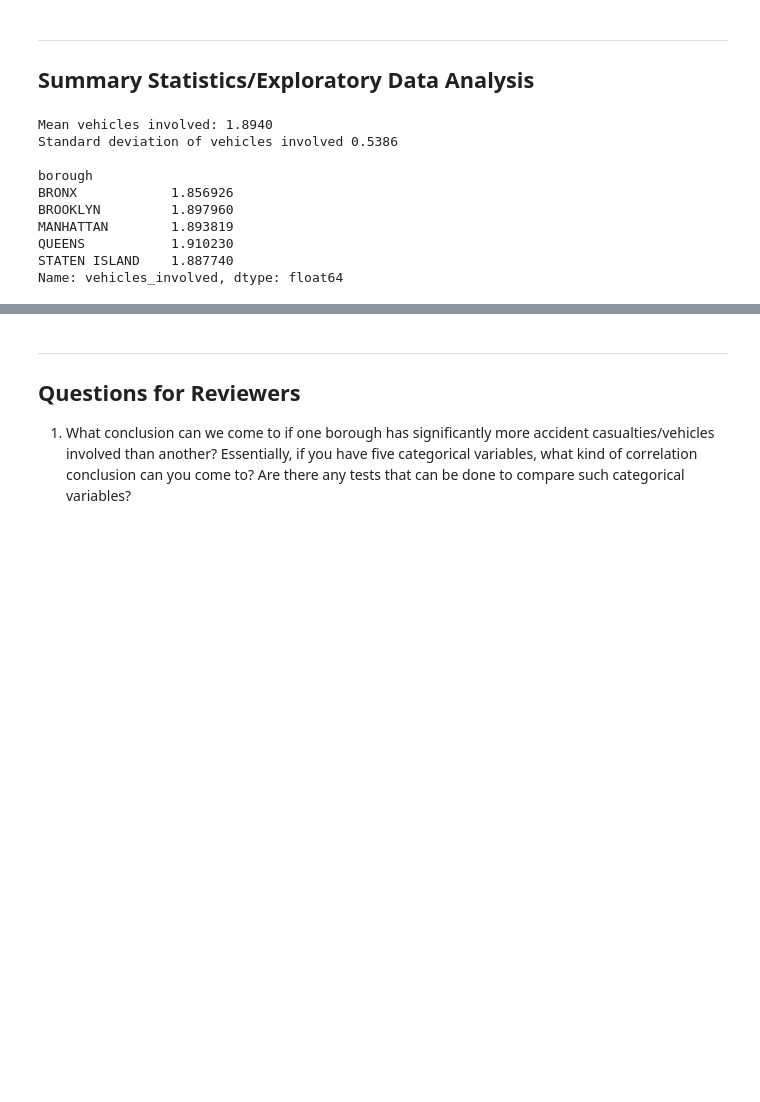
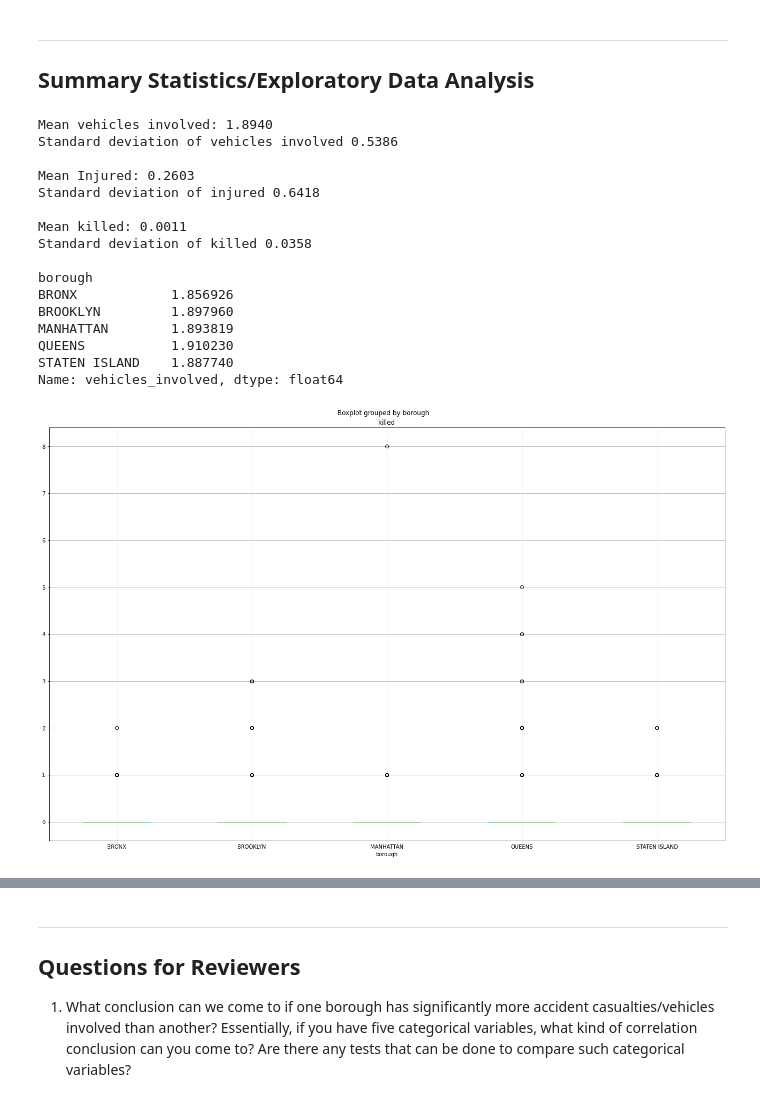
Before and after one commit to ray-zhou-123/info2950, a Jupyter notebook: Project.ipynb, the cells around one changed output, grey strips where cells are left out. Drawn from its saved outputs; the diff is of its cells as text; code cells hidden in the pictures; blank space fills up the shorter version.

```diff
--- a/Project.ipynb
+++ b/Project.ipynb
@@ -108,17 +97,23 @@ While our data mostly consisted of meaningful cardinal variables, the variable '
 # %%
 print('{} {:.4f}'.format('Mean vehicles involved:', np.mean(accidents.vehicles_involved)))
 print('{} {:.4f}'.format('Standard deviation of vehicles involved', np.std(accidents.vehicles_involved)))
-
-# mean of killed
-# standard deviation of killed
-# mean of injured
-# standard deviation of injured
-
+print()
+print('{} {:.4f}'.format('Mean Injured:', np.mean(accidents.injured)))
+print('{} {:.4f}'.format('Standard deviation of injured', np.std(accidents.injured)))
+print()
+print('{} {:.4f}'.format('Mean killed:', np.mean(accidents.killed)))
+print('{} {:.4f}'.format('Standard deviation of killed', np.std(accidents.killed)))
 print()
 print(accidents.groupby(["borough"])["vehicles_involved"].mean())
 # %% [output]
 Mean vehicles involved: 1.8940
 Standard deviation of vehicles involved 0.5386
+
+Mean Injured: 0.2603
+Standard deviation of injured 0.6418
+
+Mean killed: 0.0011
+Standard deviation of killed 0.0358
 
 borough
 BRONX            1.856926
@@ -127,3 +122,9 @@ MANHATTAN        1.893819
 QUEENS           1.910230
 STATEN ISLAND    1.887740
 Name: vehicles_involved, dtype: float64
+# %%
+accidents.boxplot('killed', by='borough', figsize=(18,12))
+plt.tight_layout()
+plt.show()
+# %% [output]
+[figure, added]
```
Also changed, not shown: parts of 16 cells of this notebook.
